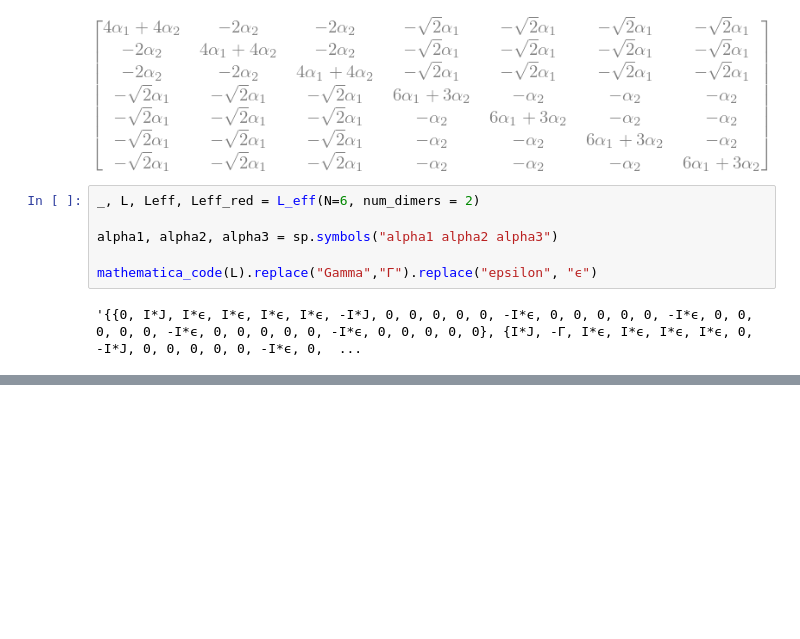
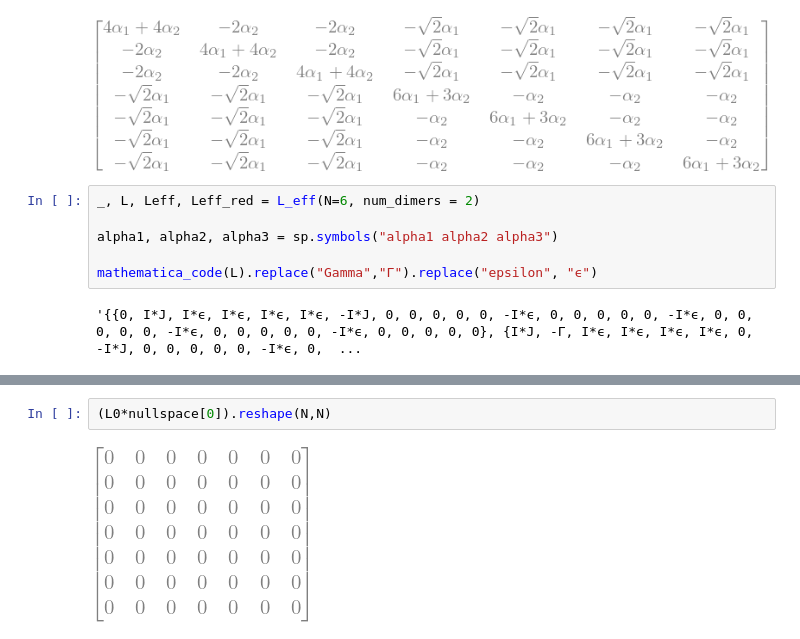
Before and after one commit to kiwipretzel/nserc-2026, a Jupyter notebook: [3.4] [n-site (degenerate), single-body, general epsilon's, local dephasing]/[3.4.4] [many dimer] [july 30]/eigenvalues.ipynb, the cells around one changed output, grey strips where cells are left out. Cells and saved outputs as stored; diff of their text form; blank space fills up the shorter version.

```diff
--- a/[3.4] [n-site (degenerate), single-body, general epsilon's, local dephasing]/[3.4.4] [many dimer] [july 30]/eigenvalues.ipynb
+++ b/[3.4] [n-site (degenerate), single-body, general epsilon's, local dephasing]/[3.4.4] [many dimer] [july 30]/eigenvalues.ipynb
@@ -204,0 +205,4 @@ Leff_red = sp.Matrix(len(nullspace), len(nullspace), lambda i,j: (nullspace[i].t
+# %%
+(L0*nullspace[0]).reshape(N,N)
+# %% [output]
+[figure, added]
```
Also changed, not shown: parts of 7 cells of this notebook, 1 other file.
